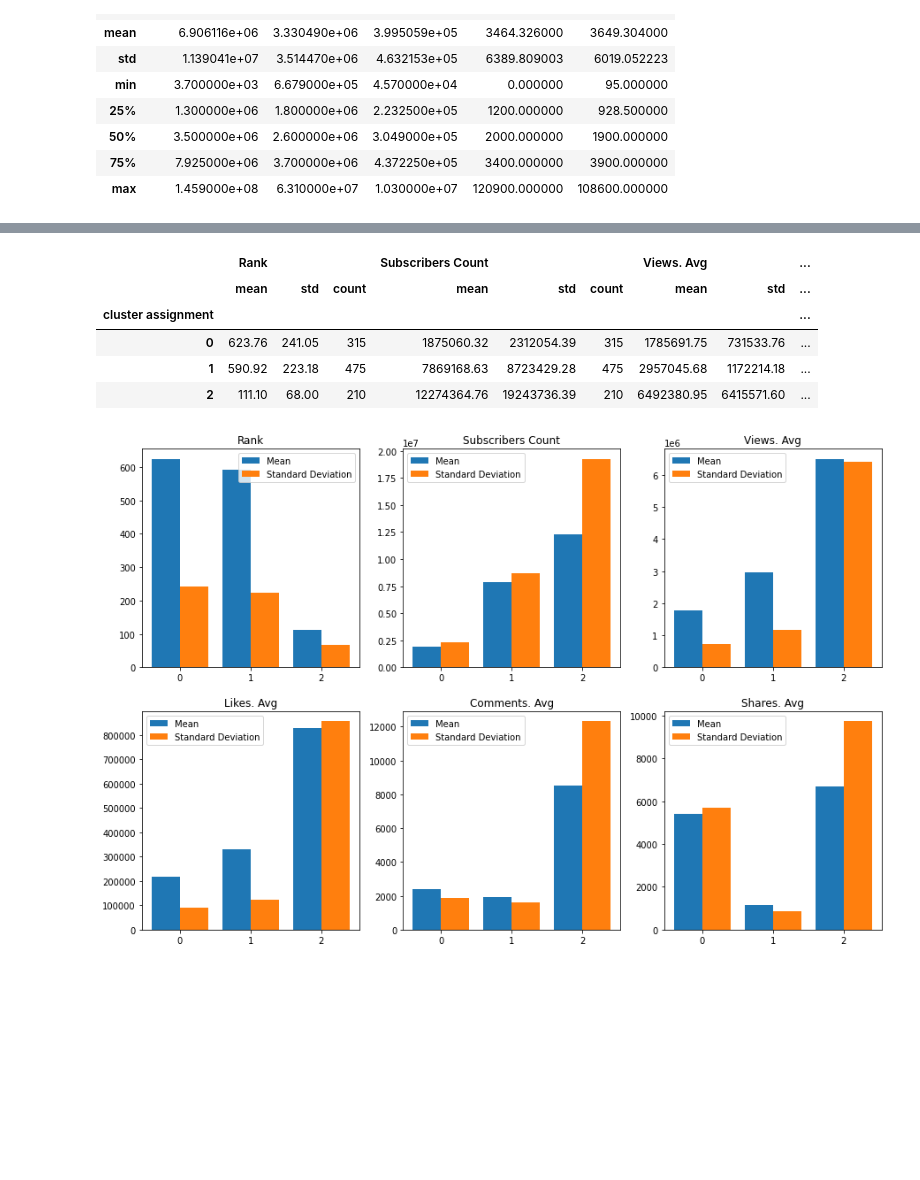
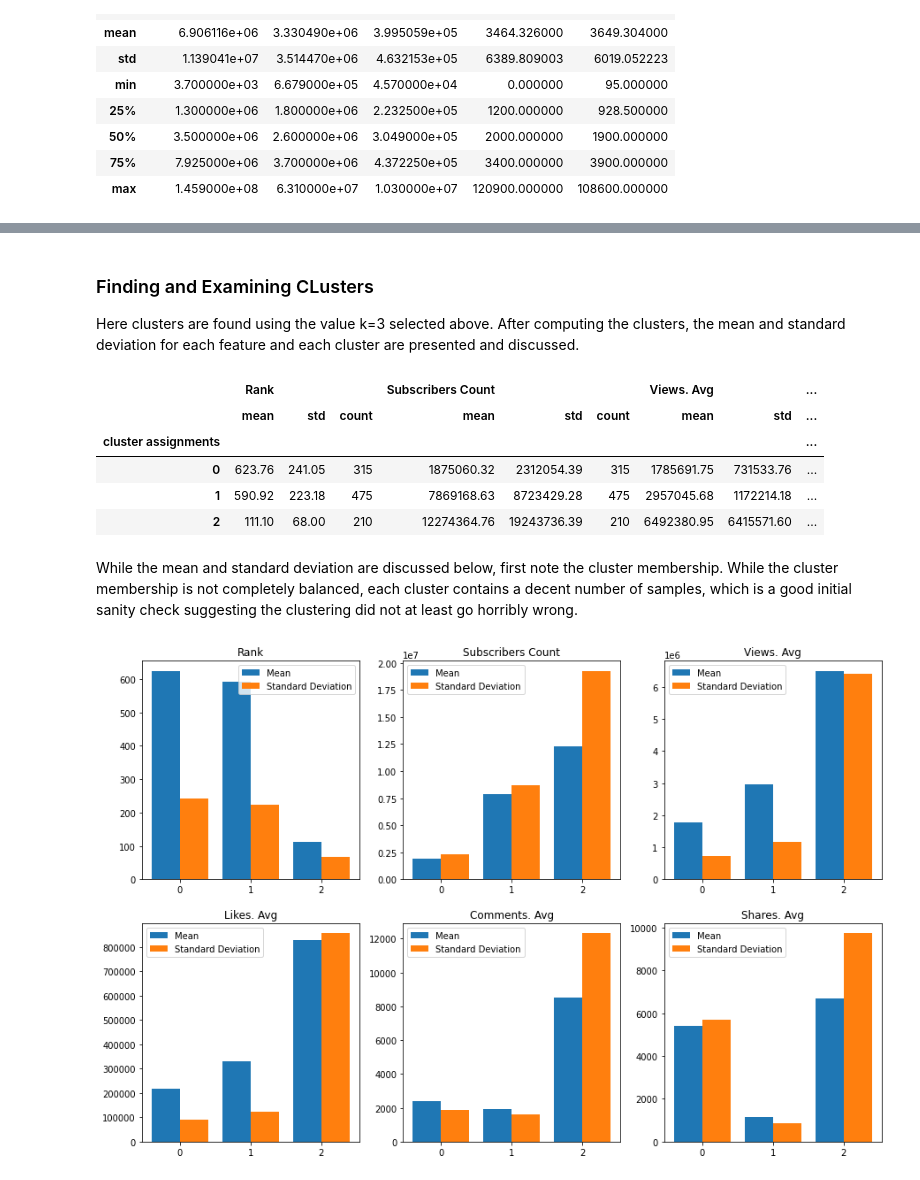
Before and after one commit to penichols10/top_tik_tokers, a Jupyter notebook: top_tik_tokers.ipynb, the cells around one changed output, grey strips where cells are left out. Cells and saved outputs as stored; diff of their text form; code cells hidden in the pictures; blank space fills up the shorter version.

```diff
--- a/top_tik_tokers.ipynb
+++ b/top_tik_tokers.ipynb
@@ -101,0 +108,8 @@ df[x_cols].describe()
+# %%
+fig, axes = plt.subplots(2,3, figsize=(20,10))
+for col, ax in zip(x_cols, np.ravel(axes)):
+    sns.histplot(data=df, x=col, ax=ax)
+    ax.set_title(col)
+
+axes[-1,-1].axis('off')
+plt.show()
@@ -149,3 +204,6 @@ plt.show()
+# %% [markdown]
+### Finding and Examining CLusters
+Here clusters are found using the value k=3 selected above. After computing the clusters, the mean and standard deviation for each feature and each cluster are presented and discussed.
 # %%
 kmeans = KMeans(3, random_state=123)
 kmeans.fit(scaled_values)
@@ -153,15 +211,19 @@ kmeans.fit(scaled_values)
 df_scaled = pd.DataFrame(scaled_values, columns=x_cols)
 df_scaled['cluster assignment'] = kmeans.labels_
 # %%
-agg_cluster_stats = df.groupby('cluster assignment').agg(['mean', 'std', 'count']).round(2)
+df['cluster assignments'] = kmeans.labels_
+agg_cluster_stats = df.groupby('cluster assignments').agg(['mean', 'std', 'count']).round(2)
+df.drop('cluster assignments', axis=1, inplace=True)
 agg_cluster_stats
 # %% [output]
 |  | Rank |  |  | Subscribers Count |  |  | Views. Avg |  | ... |
 |  | mean | std | count | mean | std | count | mean | std | ... |
-| cluster assignment |  |  |  |  |  |  |  |  | ... |
+| cluster assignments |  |  |  |  |  |  |  |  | ... |
 | 0 | 623.76 | 241.05 | 315 | 1875060.32 | 2312054.39 | 315 | 1785691.75 | 731533.76 | ... |
 | 1 | 590.92 | 223.18 | 475 | 7869168.63 | 8723429.28 | 475 | 2957045.68 | 1172214.18 | ... |
 | 2 | 111.10 | 68.00 | 210 | 12274364.76 | 19243736.39 | 210 | 6492380.95 | 6415571.60 | ... |
+# %% [markdown]
+While the mean and standard deviation are discussed below, first note the cluster membership. While the cluster membership is not completely balanced, each cluster contains a decent number of samples, which is a good initial sanity check suggesting the clustering did not at least go horribly wrong.
 # %%
 fig, axes = plt.subplots(2, 3, figsize=(15,10))
 
```
Also changed, not shown: parts of 22 cells of this notebook.
